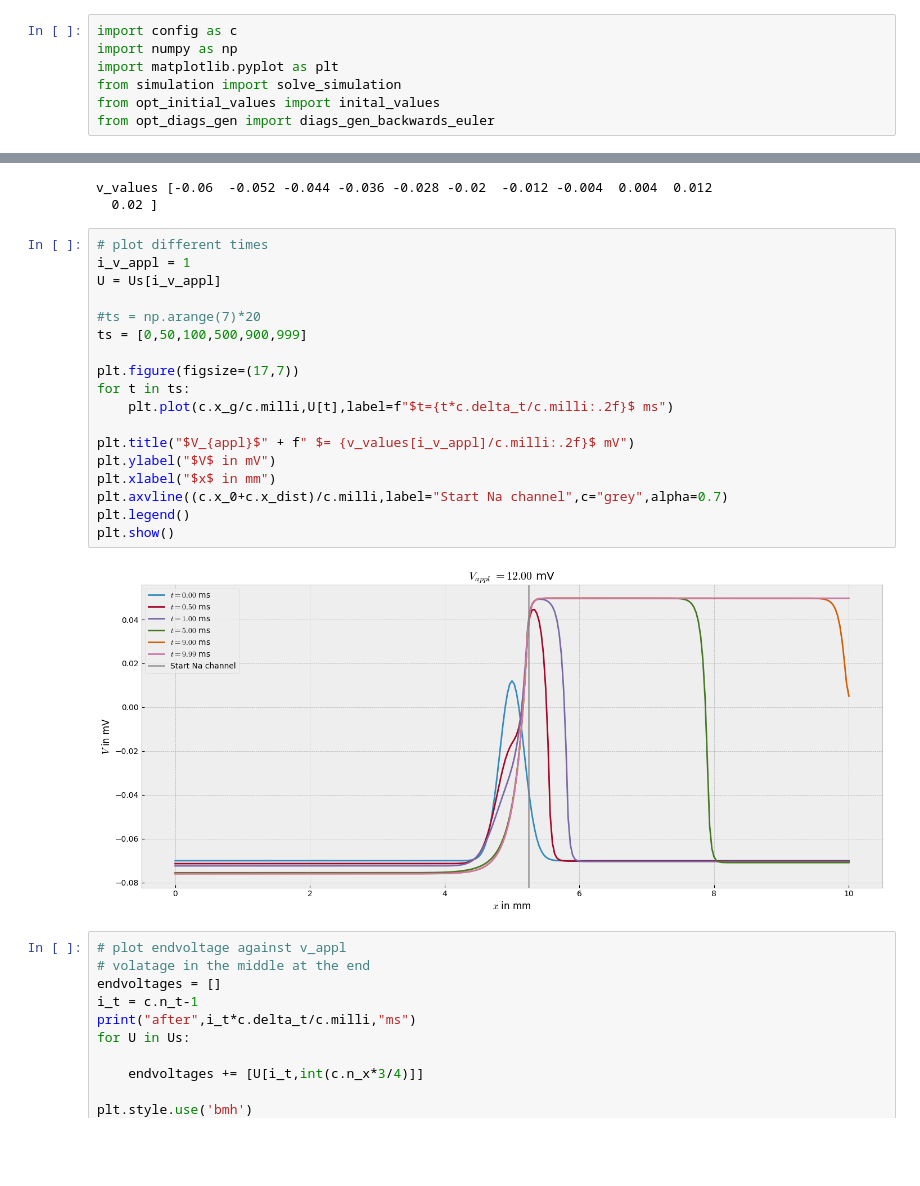
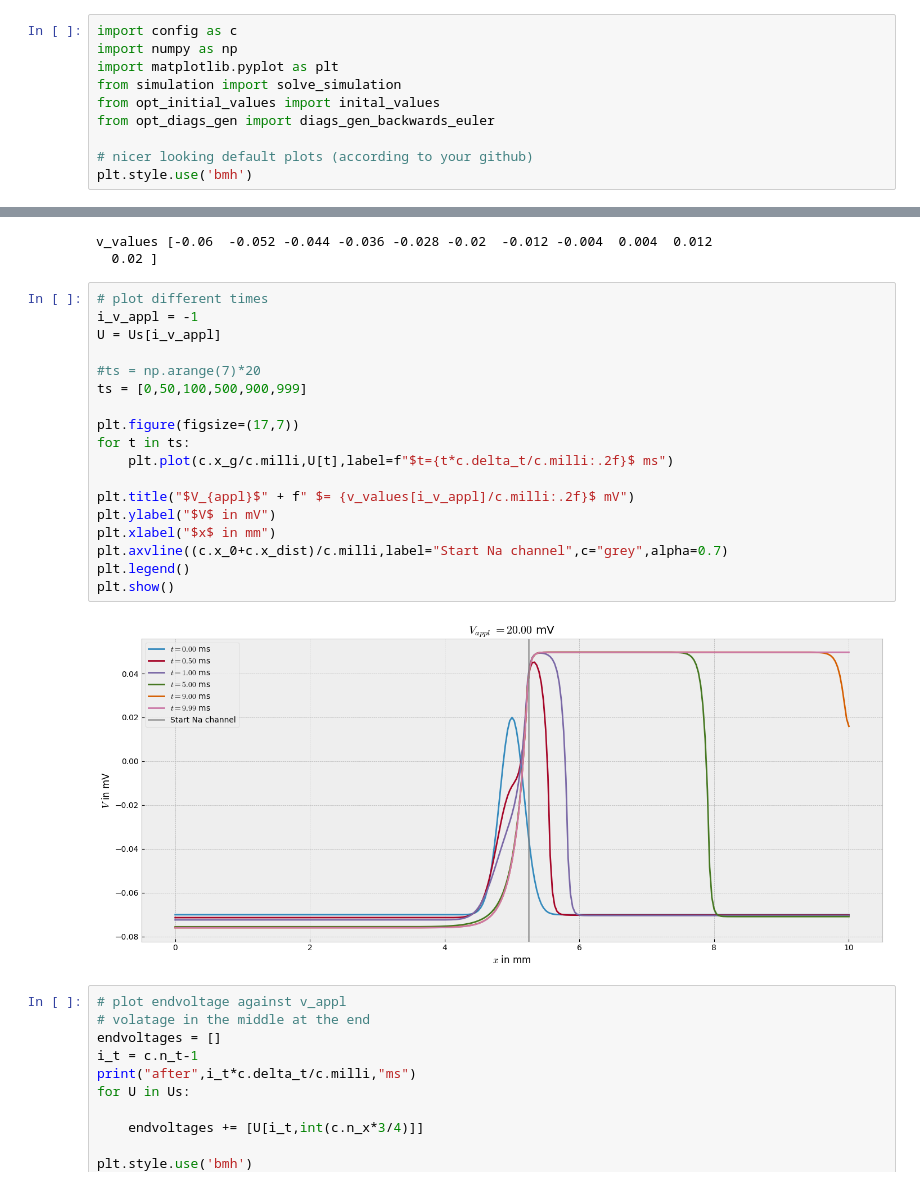
Before and after one commit to leonardlux/comp_phy_exam, a Jupyter notebook: problem_3/part_2/task_d.ipynb, the cells around one changed output, grey strips where cells are left out. Saved outputs shown, nothing was run; the diff lists cells and outputs as text; blank space fills up the shorter version.

```diff
--- a/problem_3/part_2/task_d.ipynb
+++ b/problem_3/part_2/task_d.ipynb
@@ -5,6 +7,9 @@ import matplotlib.pyplot as plt
 from simulation import solve_simulation
 from opt_initial_values import inital_values
 from opt_diags_gen import diags_gen_backwards_euler
+
+# nicer looking default plots (according to your github)
+plt.style.use('bmh')
 # %%
 Us = []
 n_sim = 10+1
@@ -22,24 +27,24 @@ v_values [-0.06  -0.052 -0.044 -0.036 -0.028 -0.02  -0.012 -0.004  0.004  0.012
   0.02 ]
 # %%
 # plot different times
-i_v_appl = 1
+i_v_appl = -1
 U = Us[i_v_appl]
 
 #ts = np.arange(7)*20
 ts = [0,50,100,500,900,999]
 
 plt.figure(figsize=(17,7))
 for t in ts:
     plt.plot(c.x_g/c.milli,U[t],label=f"$t={t*c.delta_t/c.milli:.2f}$ ms")
 
 plt.title("$V_{appl}$" + f" $= {v_values[i_v_appl]/c.milli:.2f}$ mV")
 plt.ylabel("$V$ in mV")
 plt.xlabel("$x$ in mm")
 plt.axvline((c.x_0+c.x_dist)/c.milli,label="Start Na channel",c="grey",alpha=0.7)
 plt.legend()
 plt.show()
 # %% [output]
-[figure, old version]
+[figure, new version]
 # %%
 # plot endvoltage against v_appl
 # volatage in the middle at the end
```
Also changed, not shown: parts of 1 cell of this notebook, 10 other files.
